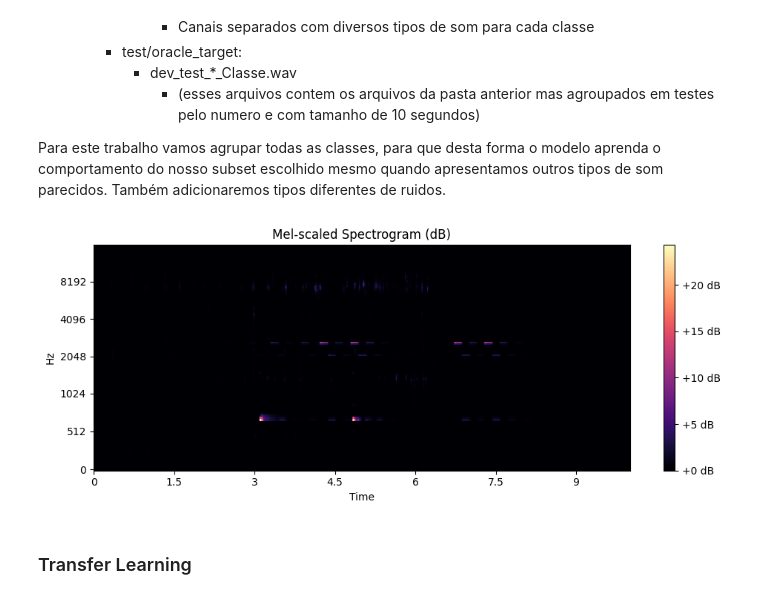
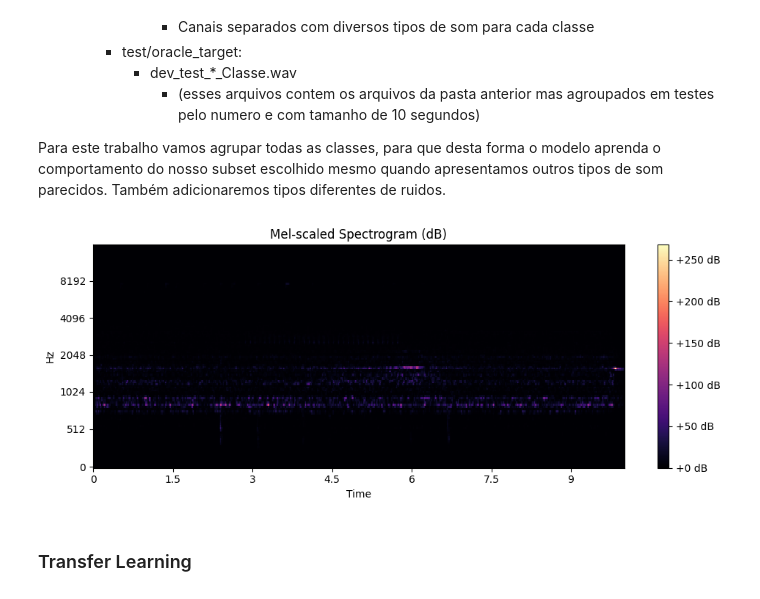
Before and after one commit to Erik-Morbach/TrabalhoGb, a Jupyter notebook: Relatório final.ipynb, the cells around one changed output. Cells and saved outputs as stored; diff of their text form; code cells hidden in the pictures.

```diff
--- a/Relatório final.ipynb
+++ b/Relatório final.ipynb
@@ -84,21 +84,19 @@ for idx, (case, (paths, classes)) in enumerate(desired_tests.items()):
 # %%
 plt.figure(figsize=(10, 4))
 librosa.display.specshow(
-    test_audios['0439'][2],
-    sr=test_audios['0439'][0],
+    test_audios['0316'][2],
+    sr=test_audios['0316'][0],
     hop_length=512,
     x_axis='time',
     y_axis='mel',
     cmap='magma'
 )
-
-# 5. Fine-tune your Matplotlib figure details
 plt.colorbar(format='%+2.0f dB')
 plt.title('Mel-scaled Spectrogram (dB)')
 plt.tight_layout()
 plt.show()
 # %% [output]
-[figure, old version]
+[figure, new version]
 # %%
 AUTOTUNE = tf.data.AUTOTUNE
 
```
